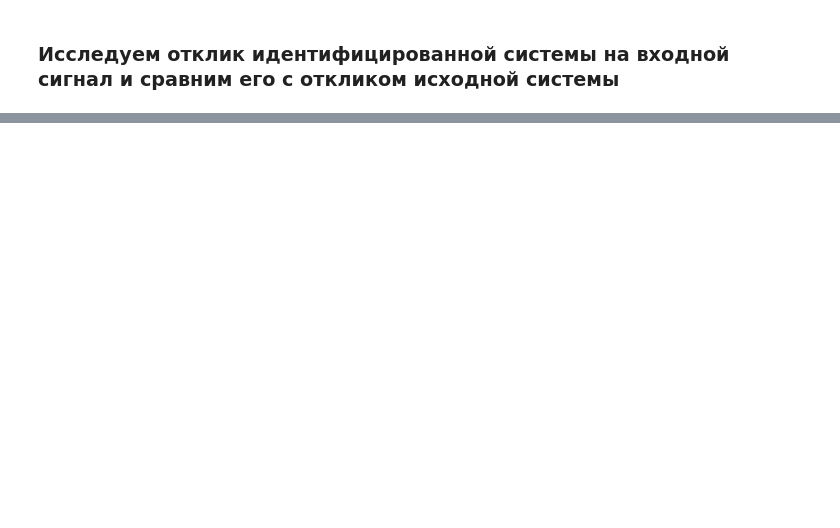
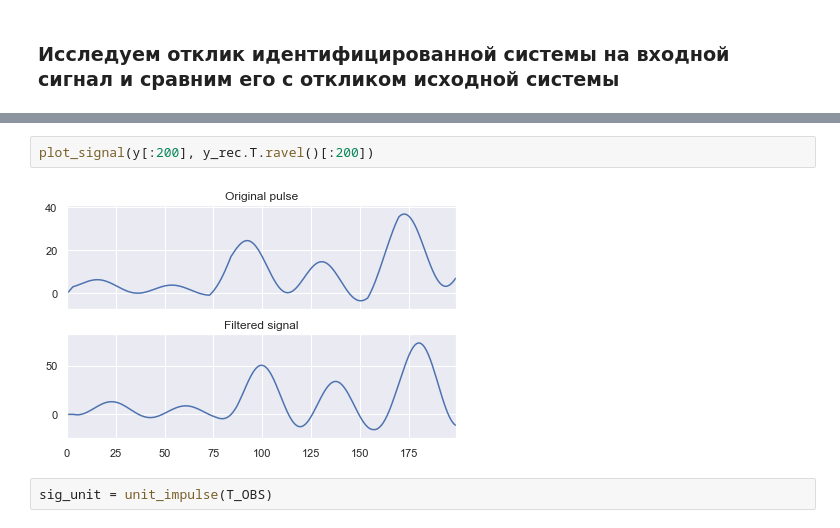
Before and after one commit to tupoylogin/linear_dynamics, a Jupyter notebook: LDSDemo.ipynb, the cells around one changed output, grey strips where cells are left out. Saved outputs shown, nothing was run; the diff lists cells and outputs as text; blank space fills up the shorter version.

```diff
--- a/LDSDemo.ipynb
+++ b/LDSDemo.ipynb
@@ -207,0 +208,6 @@ $\displaystyle  || \epsilon_{1,2} ||_\infty = 2.6980083564247135 $
+# %%
+plot_signal(y[:200], y_rec.T.ravel()[:200])
+# %% [output]
+[figure, added]
+# %%
+sig_unit = unit_impulse(T_OBS)
```
Also changed, not shown: parts of 53 cells of this notebook.
